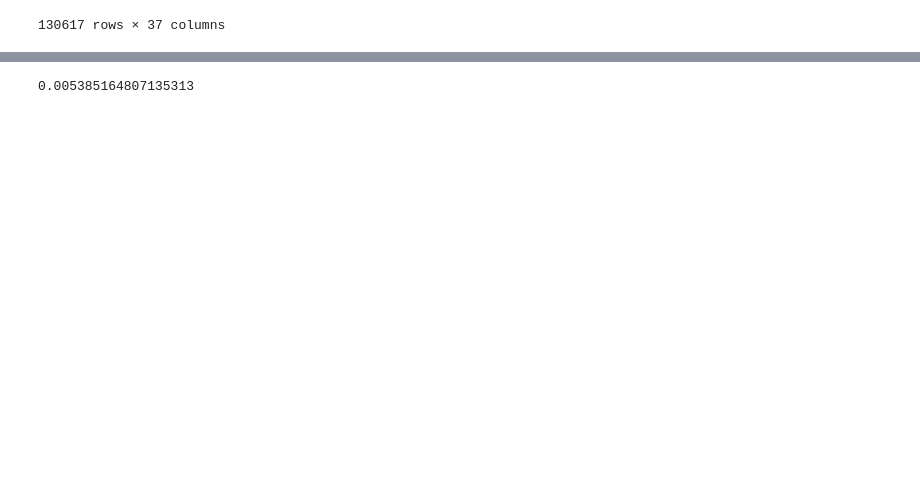
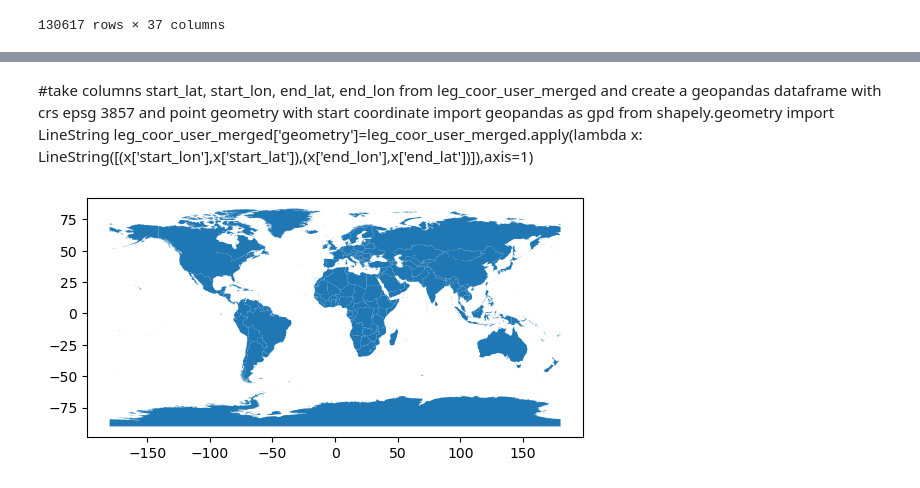
Before and after one commit to zavidos/SmartCitiesLab, a Jupyter notebook: dataset_analysis.ipynb, the cells around one changed output, grey strips where cells are left out. Saved outputs shown, nothing was run; the diff lists cells and outputs as text; code cells hidden in the pictures; blank space fills up the shorter version.

```diff
--- a/dataset_analysis.ipynb
+++ b/dataset_analysis.ipynb
@@ -166,4 +168,0 @@ leg_coor_user_merged['geometry']=leg_coor_user_merged.apply(lambda x: LineString
-# %%
-leg_coor_user_merged['geometry'][5].length
-# %% [output]
-0.005385164807135313
@@ -169,0 +172,5 @@ leg_coor_user_merged['geometry'][5].length
+# %% [markdown]
+#take columns start_lat, start_lon, end_lat, end_lon from leg_coor_user_merged and create a geopandas dataframe with crs epsg 3857 and point geometry with start coordinate
+import geopandas as gpd
+from shapely.geometry import LineString
+leg_coor_user_merged['geometry']=leg_coor_user_merged.apply(lambda x: LineString([(x['start_lon'],x['start_lat']),(x['end_lon'],x['end_lat'])]),axis=1)
@@ -169,0 +180,5 @@ leg_coor_user_merged['geometry'][5].length
+# %%
+world.plot()
+plt.show()
+# %% [output]
+[figure, added]
```
Also changed, not shown: parts of 28 cells of this notebook, 2 other files.
